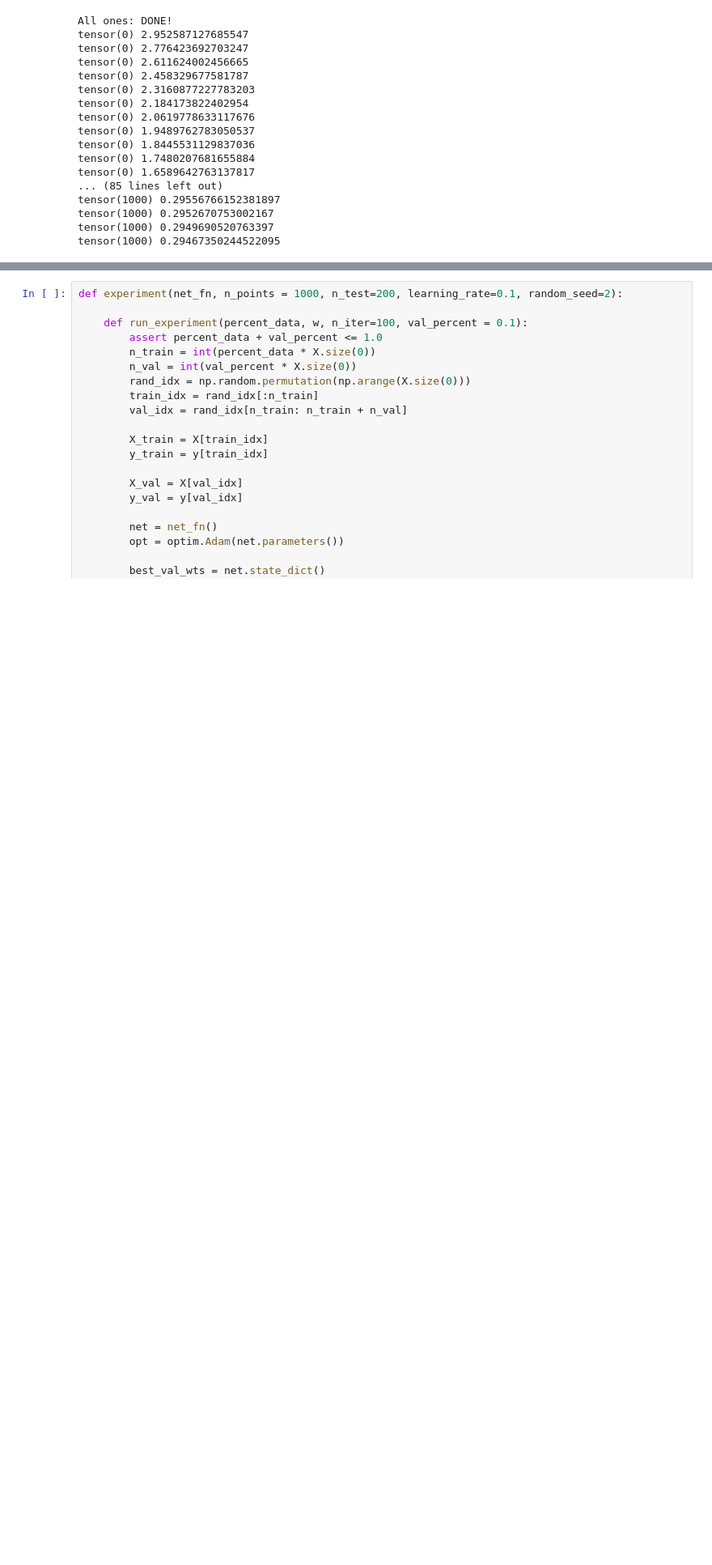
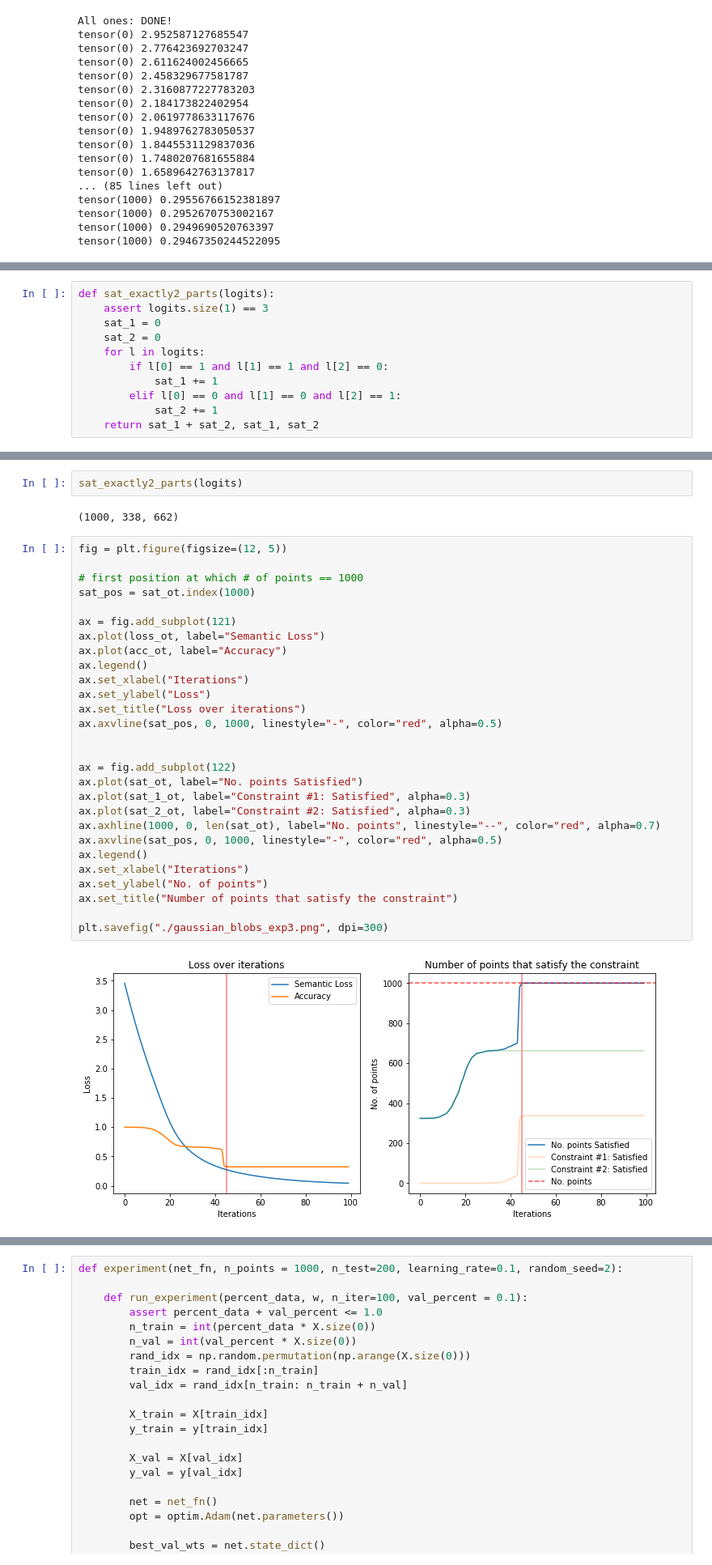
Before and after one commit to samarthbhargav/symstat, a Jupyter notebook: gaussian_blobs.ipynb, the cells around one changed output, grey strips where cells are left out. Shown at 81% size. Saved outputs shown, nothing was run; the diff lists cells and outputs as text; blank space fills up the shorter version.

```diff
--- a/gaussian_blobs.ipynb
+++ b/gaussian_blobs.ipynb
@@ -179,0 +331,11 @@ plt.savefig("./gaussian_blobs.png", dpi=300)
+# %%
+def sat_exactly2_parts(logits):
+    assert logits.size(1) == 3
+    sat_1 = 0
+    sat_2 = 0
+    for l in logits:
+        if l[0] == 1 and l[1] == 1 and l[2] == 0:
+            sat_1 += 1
+        elif l[0] == 0 and l[1] == 0 and l[2] == 1:
+            sat_2 += 1
+    return sat_1 + sat_2, sat_1, sat_2
@@ -180 +433,35 @@ plt.savefig("./gaussian_blobs.png", dpi=300)
+# %%
+sat_exactly2_parts(logits)
+# %% [output]
+(1000, 338, 662)
+# %%
+fig = plt.figure(figsize=(12, 5))
+
+# first position at which # of points == 1000
+sat_pos = sat_ot.index(1000)
+
+ax = fig.add_subplot(121)
+ax.plot(loss_ot, label="Semantic Loss")
+ax.plot(acc_ot, label="Accuracy")
+ax.legend()
+ax.set_xlabel("Iterations")
+ax.set_ylabel("Loss")
+ax.set_title("Loss over iterations")
+ax.axvline(sat_pos, 0, 1000, linestyle="-", color="red", alpha=0.5)
+
+
+ax = fig.add_subplot(122)
+ax.plot(sat_ot, label="No. points Satisfied")
+ax.plot(sat_1_ot, label="Constraint #1: Satisfied", alpha=0.3)
+ax.plot(sat_2_ot, label="Constraint #2: Satisfied", alpha=0.3)
+ax.axhline(1000, 0, len(sat_ot), label="No. points", linestyle="--", color="red", alpha=0.7)
+ax.axvline(sat_pos, 0, 1000, linestyle="-", color="red", alpha=0.5)
+ax.legend()
+ax.set_xlabel("Iterations")
+ax.set_ylabel("No. of points")
+ax.set_title("Number of points that satisfy the constraint")
+
+plt.savefig("./gaussian_blobs_exp3.png", dpi=300)
+# %% [output]
+[figure, added]
 # %% [markdown]
```
Also changed, not shown: parts of 13 cells of this notebook.
